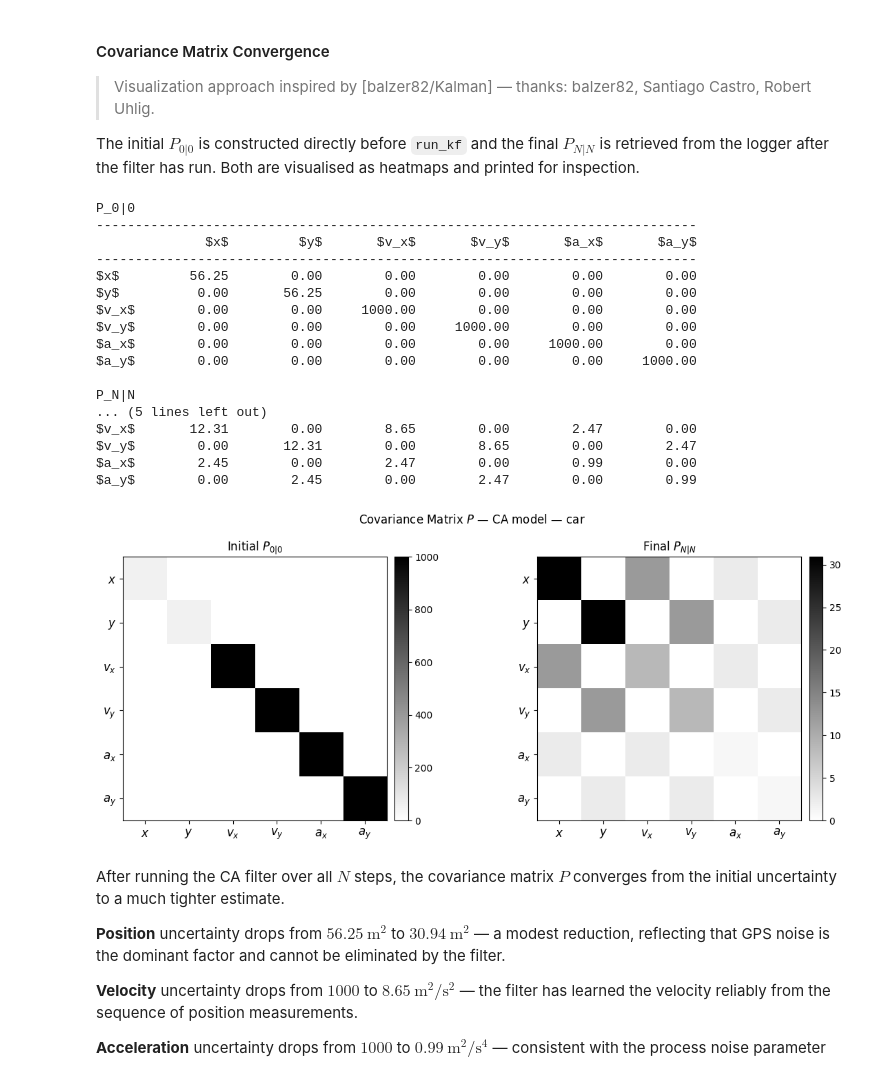
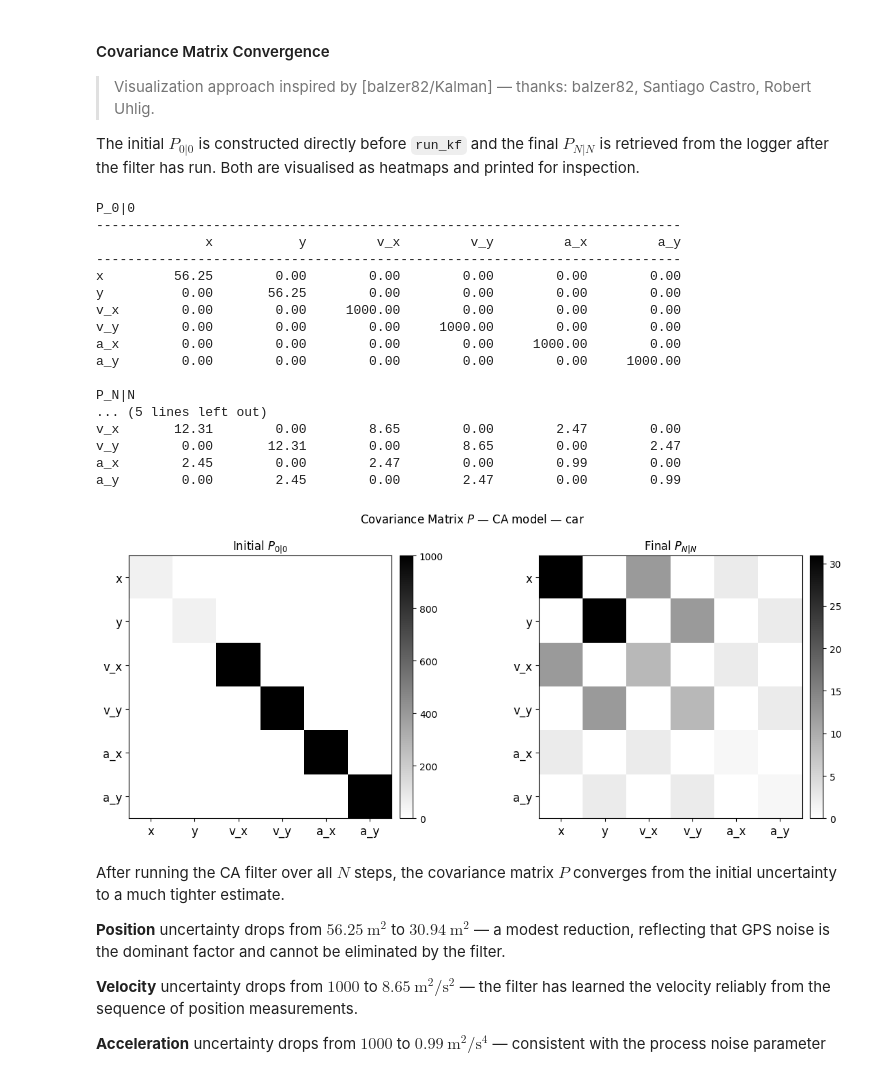
Before and after one commit to RoumenNikolov/kalman-filter-trajectories, a Jupyter notebook: 01. Kalman Filter for GPS Theory and Model.ipynb, the cells around one changed output. Saved outputs shown, nothing was run; the diff lists cells and outputs as text; code cells hidden in the pictures.

```diff
--- a/01. Kalman Filter for GPS Theory and Model.ipynb
+++ b/01. Kalman Filter for GPS Theory and Model.ipynb
@@ -911,9 +959,9 @@ def run_kf_cv(seg, sigma_r=7.5, sigma_a=0.5):
 # %%
-car_cv_logger  = run_kf_cv(car_seg)
-taxi_cv_logger = run_kf_cv(taxi_seg)
+x_car,  y_car,  dt_car  = extract_xy_dt(car_data)
+x_taxi, y_taxi, dt_taxi = extract_xy_dt(taxi_data)
 
-x_car,  y_car,  dt_car  = to_xy(car_seg['df'])[0],  to_xy(car_seg['df'])[1],  compute_dt(car_seg['df'])[0]
-x_taxi, y_taxi, dt_taxi = to_xy(taxi_seg['df'])[0], to_xy(taxi_seg['df'])[1], compute_dt(taxi_seg['df'])[0]
+car_cv_logger  = run_kf_cv(x_car,  y_car,  dt_car)
+taxi_cv_logger = run_kf_cv(x_taxi, y_taxi, dt_taxi)
 
 s, e, z = car_cv_logger.get_stat(["s", "e", "z"])
 car_cv  = GPSStats(s, e, z, x_car, y_car, dt_car, model='cv')
@@ -997,22 +1045,25 @@ The raw coordinates and time steps are the same as for CV — `x_car, y_car, dt_
 
 The logger buffers `s, e, z` are passed to `GPSStats` with `model='ca'`. `m_car_ca` and `m_taxi_ca` now include an additional metric — `acc_kf_state`, the acceleration RMS read directly from the $a_x, a_y$ components of the state vector, available only for CA.
 # %%
-def run_kf_ca(seg, sigma_r=7.5, sigma_a=0.5):
-    return run_kf(seg,
-                  F0       = F_ca(1.0),
-                  Q0       = Q_ca(1.0, sigma_a),
-                  H        = H_pos(n=6),
-                  R        = R_pos(sigma_r),
-                  F_builder= F_ca,
-                  Q_builder= lambda dt: Q_ca(dt, sigma_a),
-                  n        = 6,
-                  sigma_r  = sigma_r)
+def run_kf_ca(x, y, dt_arr, sigma_r=7.5, sigma_a=0.5):
+    return run_kf(
+        x, y, dt_arr,
+        F0        = F_ca(1.0),
+        Q0        = Q_ca(1.0, sigma_a),
+        H         = H_pos(n=6),
+        R         = R_pos(sigma_r),
+        F_builder = F_ca,
+        Q_builder = lambda dt: Q_ca(dt, sigma_a),
+        n         = 6,
+        sigma_r   = sigma_r,
+    )
 # %%
-car_ca_logger  = run_kf_ca(car_seg)
-taxi_ca_logger = run_kf_ca(taxi_seg)
+# have already been calculated
+#x_car,  y_car,  dt_car  = extract_xy_dt(car_data)
+#x_taxi, y_taxi, dt_taxi = extract_xy_dt(taxi_data)
 
-x_car,  y_car,  dt_car  = *to_xy(car_seg['df']),  compute_dt(car_seg['df'])[0]
-x_taxi, y_taxi, dt_taxi = *to_xy(taxi_seg['df']), compute_dt(taxi_seg['df'])[0]
+car_ca_logger  = run_kf_ca(x_car,  y_car,  dt_car)
+taxi_ca_logger = run_kf_ca(x_taxi, y_taxi, dt_taxi)
 
 s, e, z = car_ca_logger.get_stat(["s", "e", "z"])
 car_ca  = GPSStats(s, e, z, x_car, y_car, dt_car, model='ca')
@@ -1131,42 +1182,42 @@ def plot_covariance(ax, M, title, labels):
     plt.colorbar(im, cax=cax)
 # %%
 P_hist = car_ca_logger.get_stat("P")
-P_final = P_hist[-1]  # последната стъпка
+P_final = P_hist[-1]  # The last step
 
-labels_ca = ['$x$', '$y$', '$v_x$', '$v_y$', '$a_x$', '$a_y$']
+labels_ca = ['x', 'y', 'v_x', 'v_y', 'a_x', 'a_y']
 
 P0 = np.diag([7.5**2, 7.5**2] + [1000.] * 4)
 P_hist  = car_ca_logger.get_stat("P")
 P_final = P_hist[-1]
 
 print_matrix(P0,      "P_0|0", labels_ca)
 print_matrix(P_final, "P_N|N", labels_ca)
 
 fig, axes = plt.subplots(1, 2, figsize=(12, 5))
 plot_covariance(axes[0], P0,      'Initial $P_{0|0}$', labels_ca)
 plot_covariance(axes[1], P_final, 'Final $P_{N|N}$',   labels_ca)
 plt.suptitle('Covariance Matrix $P$ — CA model — car')
 plt.tight_layout()
 plt.show()
 # %% [output]
 P_0|0
------------------------------------------------------------------------------
-              $x$         $y$       $v_x$       $v_y$       $a_x$       $a_y$
------------------------------------------------------------------------------
-$x$         56.25        0.00        0.00        0.00        0.00        0.00
-$y$          0.00       56.25        0.00        0.00        0.00        0.00
-$v_x$        0.00        0.00     1000.00        0.00        0.00        0.00
-$v_y$        0.00        0.00        0.00     1000.00        0.00        0.00
-$a_x$        0.00        0.00        0.00        0.00     1000.00        0.00
-$a_y$        0.00        0.00        0.00        0.00        0.00     1000.00
+---------------------------------------------------------------------------
+              x           y         v_x         v_y         a_x         a_y
+---------------------------------------------------------------------------
+x         56.25        0.00        0.00        0.00        0.00        0.00
+y          0.00       56.25        0.00        0.00        0.00        0.00
+v_x        0.00        0.00     1000.00        0.00        0.00        0.00
+v_y        0.00        0.00        0.00     1000.00        0.00        0.00
+a_x        0.00        0.00        0.00        0.00     1000.00        0.00
+a_y        0.00        0.00        0.00        0.00        0.00     1000.00
 
 P_N|N
 ... (5 lines left out)
-$v_x$       12.31        0.00        8.65        0.00        2.47        0.00
-$v_y$        0.00       12.31        0.00        8.65        0.00        2.47
-$a_x$        2.45        0.00        2.47        0.00        0.99        0.00
-$a_y$        0.00        2.45        0.00        2.47        0.00        0.99
+v_x       12.31        0.00        8.65        0.00        2.47        0.00
+v_y        0.00       12.31        0.00        8.65        0.00        2.47
+a_x        2.45        0.00        2.47        0.00        0.99        0.00
+a_y        0.00        2.45        0.00        2.47        0.00        0.99
-[figure, old version]
+[figure, new version]
 # %% [markdown]
 After running the CA filter over all $N$ steps, the covariance matrix $P$ converges from the initial uncertainty to a much tighter estimate.
 
```
Also changed, not shown: parts of 42 cells of this notebook.
